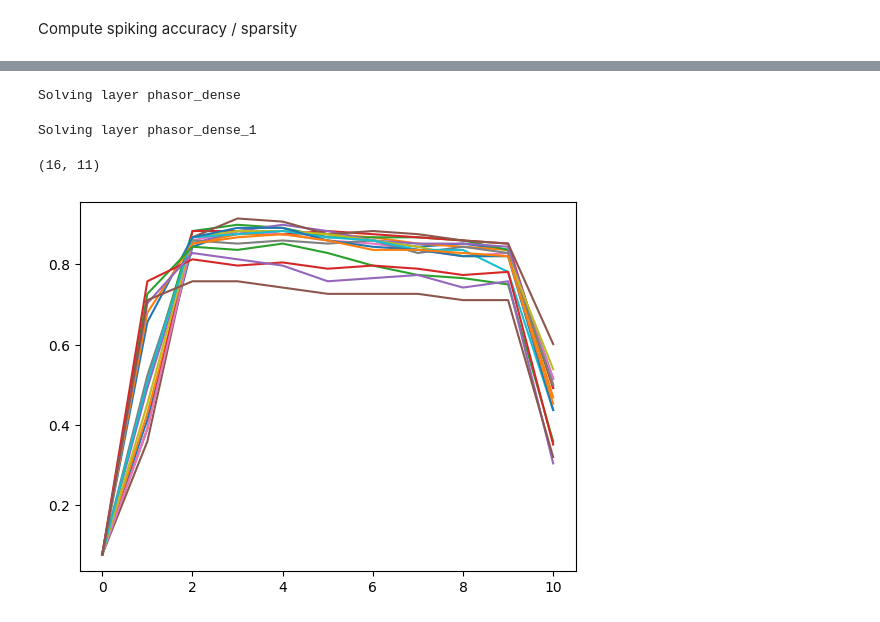
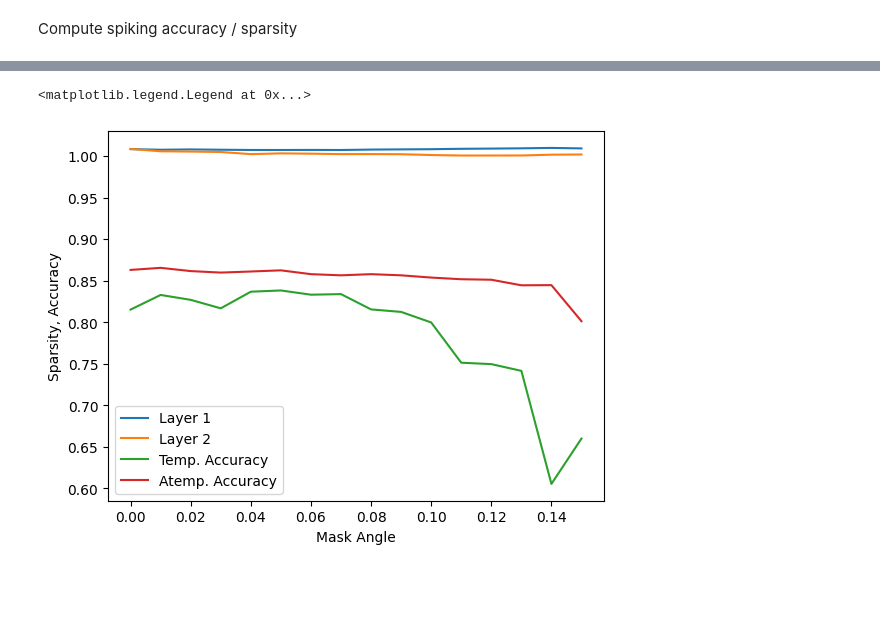
Before and after one commit to wilkieolin/phasor_jax, a Jupyter notebook: sparsity test.ipynb, the cells around one changed output, grey strips where cells are left out. Drawn from its saved outputs; the diff is of its cells as text; code cells hidden in the pictures; blank space fills up the shorter version.

```diff
--- a/sparsity test.ipynb
+++ b/sparsity test.ipynb
@@ -221,4 +224,4 @@ plt.legend()
 # %% [markdown]
 Compute spiking accuracy / sparsity
 # %%
-spk_result = dispatch_evaluation(eval_spk, results[0:1], mask_angles[0:1])
+spk_result = dispatch_evaluation(eval_spk, all_params[5:7], mask_angles[5:7])
@@ -245,5 +254,0 @@ batch = dict({"image": x, "label": y})
-# %%
-phases, sparsity = model.apply(results[0][0], key, x, mask_angle = 0.0, spiking = True)
-# %% [output]
-Solving layer phasor_dense
-Solving layer phasor_dense_1
@@ -252,8 +255,11 @@ mean_accuracies = np.array([jnp.mean(spk_accs[i], axis=1) for i in range(len(mas
-# %%
-mean_accuracies.shape
-# %% [output]
-(16, 11)
-# %%
-plt.plot(mean_accuracies.transpose());
-# %% [output]
-[figure, removed]
+# %%
+plt.plot(mask_angles, spk_result[:,1], label="Layer 1")
+plt.plot(mask_angles, spk_result[:,2], label="Layer 2")
+plt.plot(mask_angles, spk_result[:,0], label="Temp. Accuracy")
+plt.plot(mask_angles, all_accs, label="Atemp. Accuracy")
+plt.ylabel("Sparsity, Accuracy")
+plt.xlabel("Mask Angle")
+plt.legend()
+# %% [output]
+<matplotlib.legend.Legend at 0x...>
+[figure, added]
```
Also changed, not shown: parts of 22 cells of this notebook, 5 other files.
